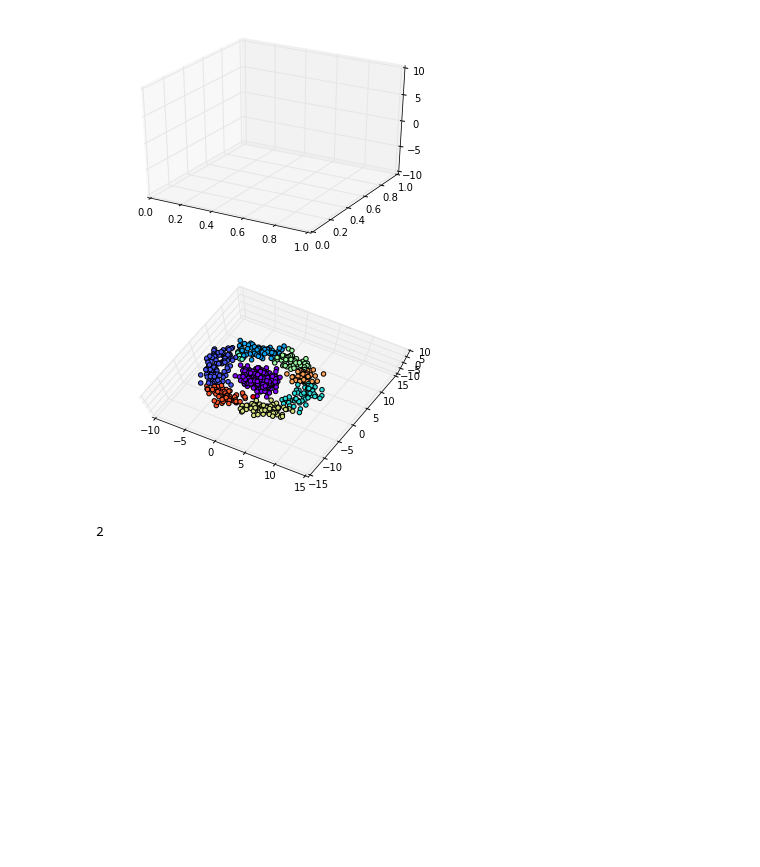
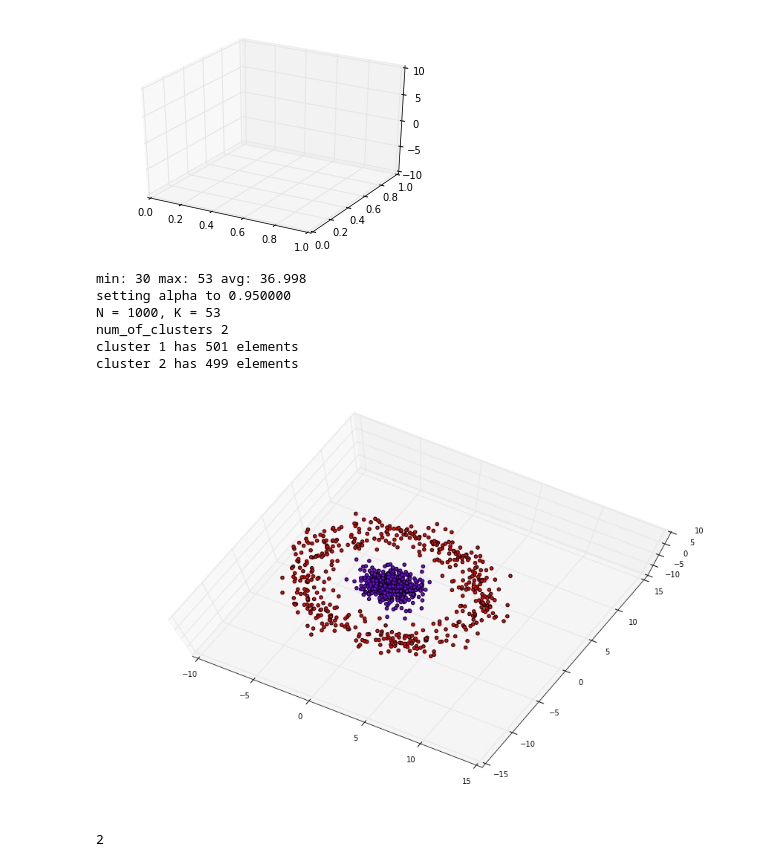
Before and after one commit to Chuphay/parallel, a Jupyter notebook: project/Control.ipynb, the cells around one changed output. Drawn from its saved outputs; the diff is of its cells as text; code cells hidden in the pictures; blank space fills up the shorter version.

```diff
--- a/project/Control.ipynb
+++ b/project/Control.ipynb
@@ -4,14 +4,43 @@ from make_data import *
 # %% [output]
 Populating the interactive namespace from numpy and matplotlib
 [figure]
+# %%
+num = 1000
+k = 30
+np.random.seed(123)
+g = make_saturn(num)
+#g = make_two(num)
+k_min,k_max, x = make_edge_graph(g, k, False)
+k_tot = 0
+for d in x:
+    k_tot = k_tot + len(d)
+
+print("min:",k_min,"max:",k_max, "avg:",(k_tot/num))
+if(k_min == 0):
+    print("k_min is zero, not writing data")
+else:
+    write_data(x, k_max, "test.data")
+    #plot_data(g)
+x = write("./look_up 0.95")
+print(x)
+#plot_clusters(g)
+#plot_perimeter()
+# %% [output]
+min: 30 max: 53 avg: 36.998
+setting alpha to 0.950000
+N = 1000, K = 53
+num_of_clusters 2
+cluster 1 has 501 elements
+cluster 2 has 499 elements
 # %%
+figsize(15,10)
 fig = plt.figure()
 ax = fig.add_subplot(111, projection='3d')
 ax.view_init(azim=-60, elev=80)
 ax.set_zlim(-10, 10)
 plot_clusters(g)
 # %% [output]
-[figure, old version]
+[figure, new version]
 # %%
 def get_num_clusters(alpha):
     my_string = "./look_up {0}".format(alpha)
```
